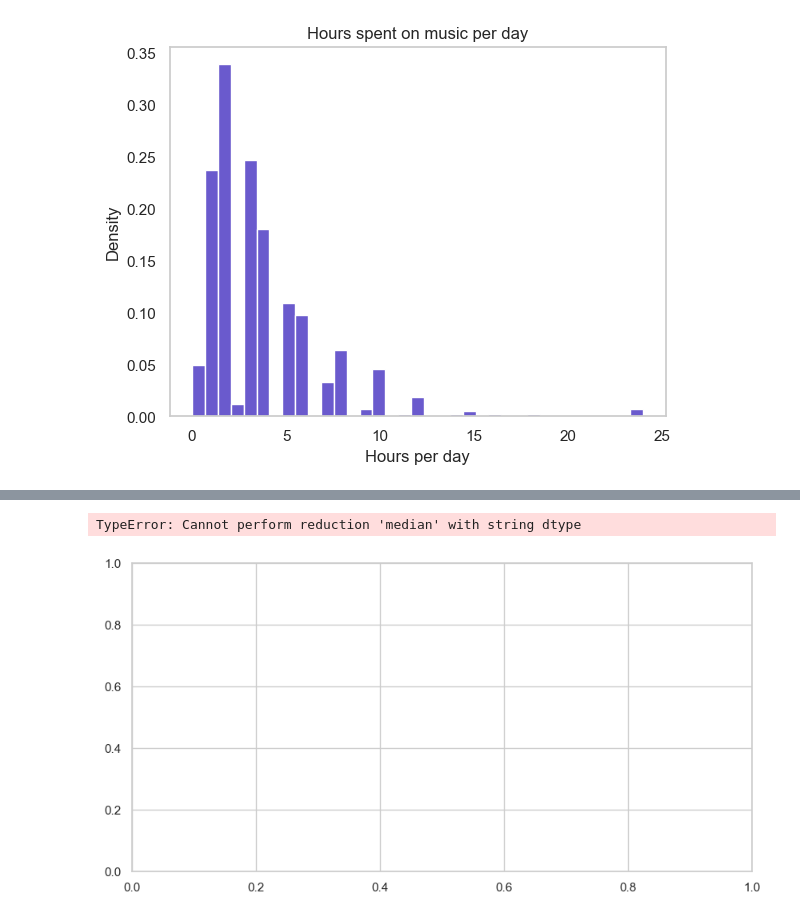
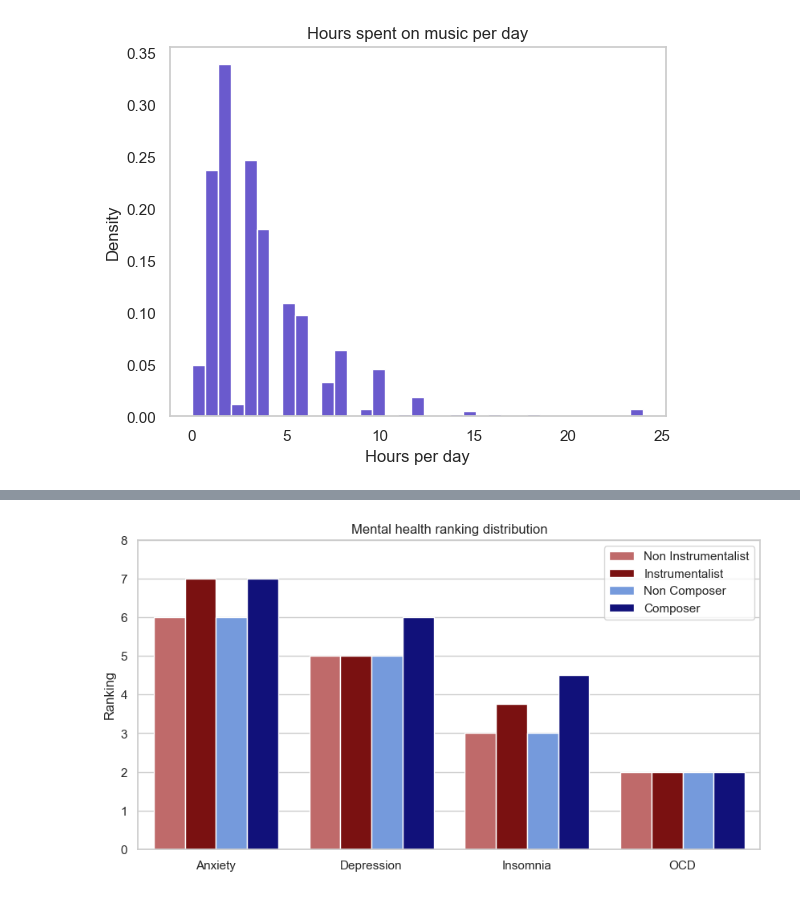
Before and after one commit to MSD-0007/Data-Visualization-4thSem, a Jupyter notebook: EDA_Project.ipynb, the cells around one changed output, grey strips where cells are left out. Cells and saved outputs as stored; diff of their text form; code cells hidden in the pictures.

```diff
--- a/EDA_Project.ipynb
+++ b/EDA_Project.ipynb
@@ -68,4 +68,4 @@ df.isna()
 # Handle missing data
 df.dropna(inplace=True)
 # %%
-sns.set(style="whitegrid")
+# sns.set(style="whitegrid")
@@ -117,6 +121,3 @@ plt.ylabel('Density')
 plt.show()
 # %% [output]
 [figure]
-# %%
-df.replace(['No', 'Yes'],
-                       [0, 1], inplace=True)
@@ -137,22 +124,40 @@ df.replace(['No', 'Yes'],
-# %%
-labels = ['Anxiety', 'Depression','Insomnia', 'OCD']
-x = np.arange(len(labels))
-width = 0.15
-
-fig, ax = plt.subplots(figsize=(10, 5))
-
-b1 = ax.bar(x-2*width, df[(df.Instrumentalist == 0)].median()[-4:], width, color = 'indianred', label = "Non Instrumentalist")
-b2 = ax.bar(x-width, df[(df.Instrumentalist == 1)].median()[-4:], width, color = 'darkred', label = "Instrumentalist")
-b3 = ax.bar(x, df[(df.Composer == 0)].median()[-4:], width, color = 'cornflowerblue', label = "Non Composer")
-b4 = ax.bar(x+width, df[(df.Composer == 1)].median()[-4:], width, color = 'darkblue', label = "Composer")
-
-ax.set_ylim([0, 8])
-ax.set_ylabel('Ranking')
-ax.set_title('Mental health ranking distribution')
-ax.set_xticks(x, labels)
-ax.legend()
-
-plt.show()
-# %% [output]
-TypeError: Cannot perform reduction 'median' with string dtype
-[figure, removed]
+# %%
+# mental health ranking distribution plot
+conditions = ["Anxiety", "Depression", "Insomnia", "OCD"]
+
+df_plot = df.copy()
+df_plot["Instrumentalist"] = df_plot["Instrumentalist"].replace({"No": 0, "Yes": 1})
+df_plot["Composer"] = df_plot["Composer"].replace({"No": 0, "Yes": 1})
+df_plot[conditions] = df_plot[conditions].apply(pd.to_numeric, errors="coerce")
+
+med_instr = df_plot.groupby("Instrumentalist")[conditions].median().rename(index={0: "Non Instrumentalist", 1: "Instrumentalist"})
+med_comp = df_plot.groupby("Composer")[conditions].median().rename(index={0: "Non Composer", 1: "Composer"})
+
+plot_df = (
+    pd.concat([med_instr, med_comp])
+    .reset_index()
+)
+plot_df = plot_df.melt(id_vars="index", var_name="Condition", value_name="Ranking").rename(columns={"index": "Group"})
+
+plt.figure(figsize=(10, 5))
+palette = ["indianred", "darkred", "cornflowerblue", "darkblue"]
+hue_order = ["Non Instrumentalist", "Instrumentalist", "Non Composer", "Composer"]
+
+sns.barplot(
+    data=plot_df,
+    x="Condition",
+    y="Ranking",
+    hue="Group",
+    order=conditions,
+    hue_order=hue_order,
+    palette=palette,
+)
+
+plt.ylim(0, 8)
+plt.ylabel("Ranking")
+plt.title("Mental health ranking distribution")
+plt.xlabel("")
+plt.legend(title="")
+plt.show()
+# %% [output]
+[figure, added]
```
Also changed, not shown: parts of 8 cells of this notebook.
